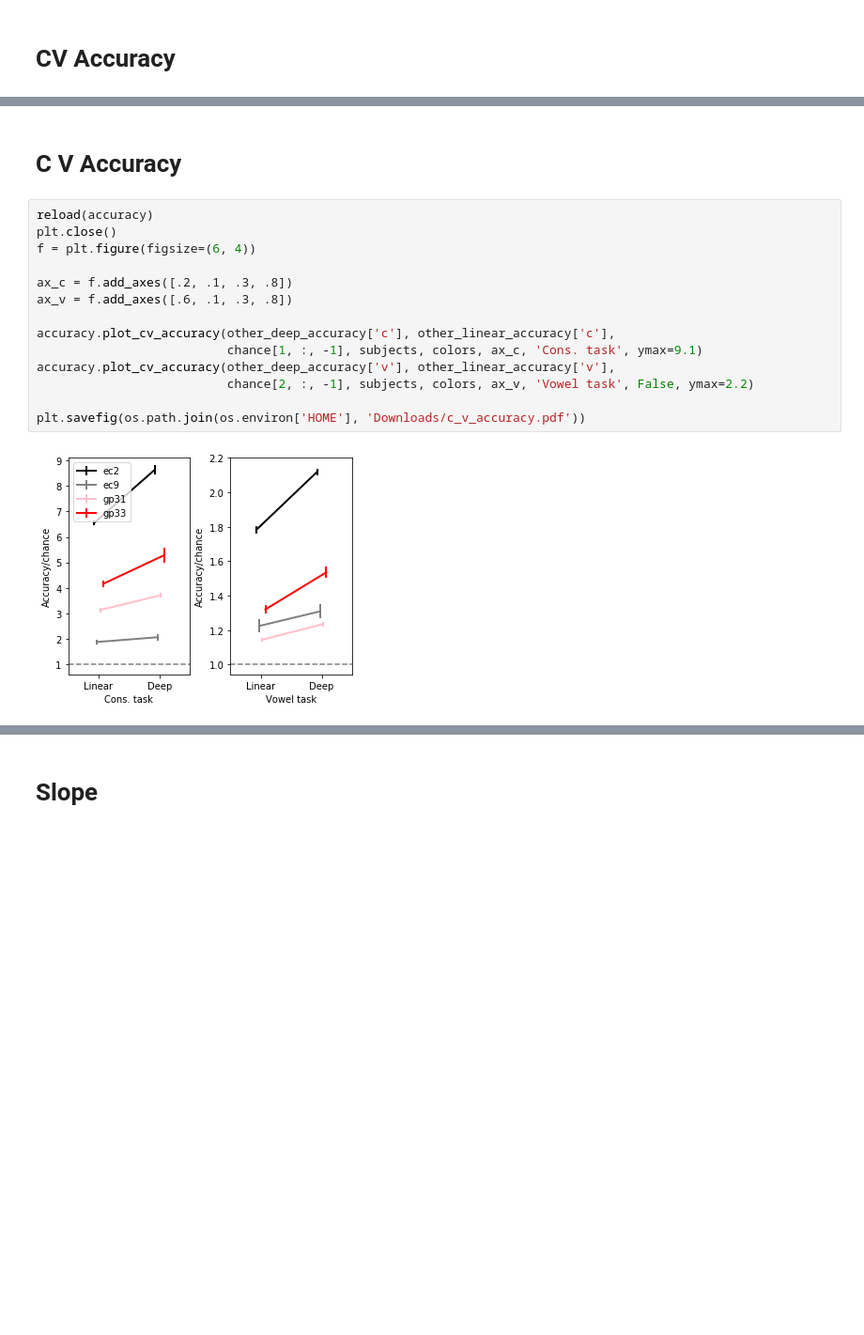
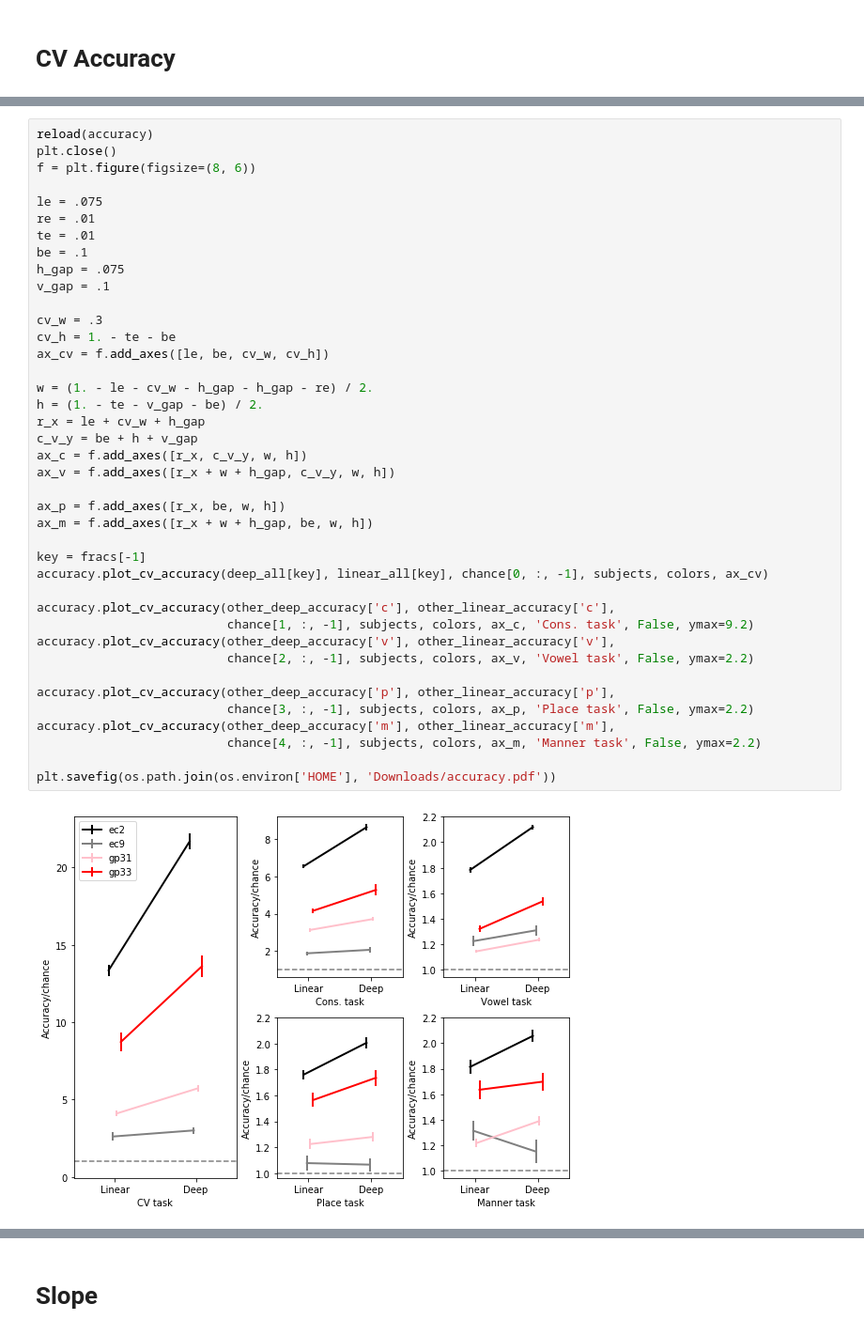
Before and after one commit to BouchardLab/cv_paper_plots, a Jupyter notebook: accuracy_slope/accuracy_slope.ipynb, the cells around one changed output, grey strips where cells are left out. Shown: that part at 94% size. Cells and saved outputs as stored; diff of their text form; blank space fills up the shorter version.

Commit message:
single figures

```diff
--- a/accuracy_slope/accuracy_slope.ipynb
+++ b/accuracy_slope/accuracy_slope.ipynb
@@ -67,18 +55,42 @@ plt.savefig(os.path.join(os.environ['HOME'], 'Downloads/cv_accuracy.pdf'))
-# %% [markdown]
-# C V Accuracy
 # %%
 reload(accuracy)
 plt.close()
-f = plt.figure(figsize=(6, 4))
+f = plt.figure(figsize=(8, 6))
 
-ax_c = f.add_axes([.2, .1, .3, .8])
-ax_v = f.add_axes([.6, .1, .3, .8])
+le = .075
+re = .01
+te = .01
+be = .1
+h_gap = .075
+v_gap = .1
+
+cv_w = .3
+cv_h = 1. - te - be
+ax_cv = f.add_axes([le, be, cv_w, cv_h])
+
+w = (1. - le - cv_w - h_gap - h_gap - re) / 2.
+h = (1. - te - v_gap - be) / 2.
+r_x = le + cv_w + h_gap
+c_v_y = be + h + v_gap
+ax_c = f.add_axes([r_x, c_v_y, w, h])
+ax_v = f.add_axes([r_x + w + h_gap, c_v_y, w, h])
+
+ax_p = f.add_axes([r_x, be, w, h])
+ax_m = f.add_axes([r_x + w + h_gap, be, w, h])
+
+key = fracs[-1]
+accuracy.plot_cv_accuracy(deep_all[key], linear_all[key], chance[0, :, -1], subjects, colors, ax_cv)
 
 accuracy.plot_cv_accuracy(other_deep_accuracy['c'], other_linear_accuracy['c'],
-                          chance[1, :, -1], subjects, colors, ax_c, 'Cons. task', ymax=9.1)
+                          chance[1, :, -1], subjects, colors, ax_c, 'Cons. task', False, ymax=9.2)
 accuracy.plot_cv_accuracy(other_deep_accuracy['v'], other_linear_accuracy['v'],
                           chance[2, :, -1], subjects, colors, ax_v, 'Vowel task', False, ymax=2.2)
 
-plt.savefig(os.path.join(os.environ['HOME'], 'Downloads/c_v_accuracy.pdf'))
+accuracy.plot_cv_accuracy(other_deep_accuracy['p'], other_linear_accuracy['p'],
+                          chance[3, :, -1], subjects, colors, ax_p, 'Place task', False, ymax=2.2)
+accuracy.plot_cv_accuracy(other_deep_accuracy['m'], other_linear_accuracy['m'],
+                          chance[4, :, -1], subjects, colors, ax_m, 'Manner task', False, ymax=2.2)
+
+plt.savefig(os.path.join(os.environ['HOME'], 'Downloads/accuracy.pdf'))
 # %% [output]
-[figure, old version]
+[figure, new version]
```
Also changed, not shown: parts of 4 cells of this notebook.
